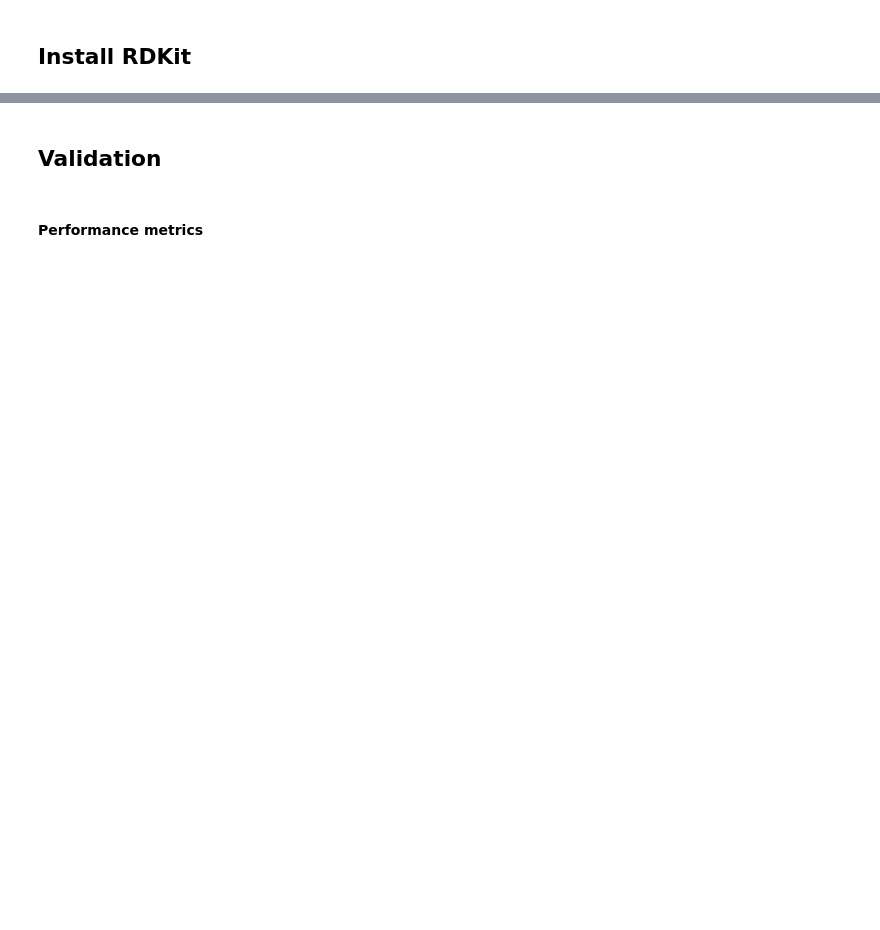
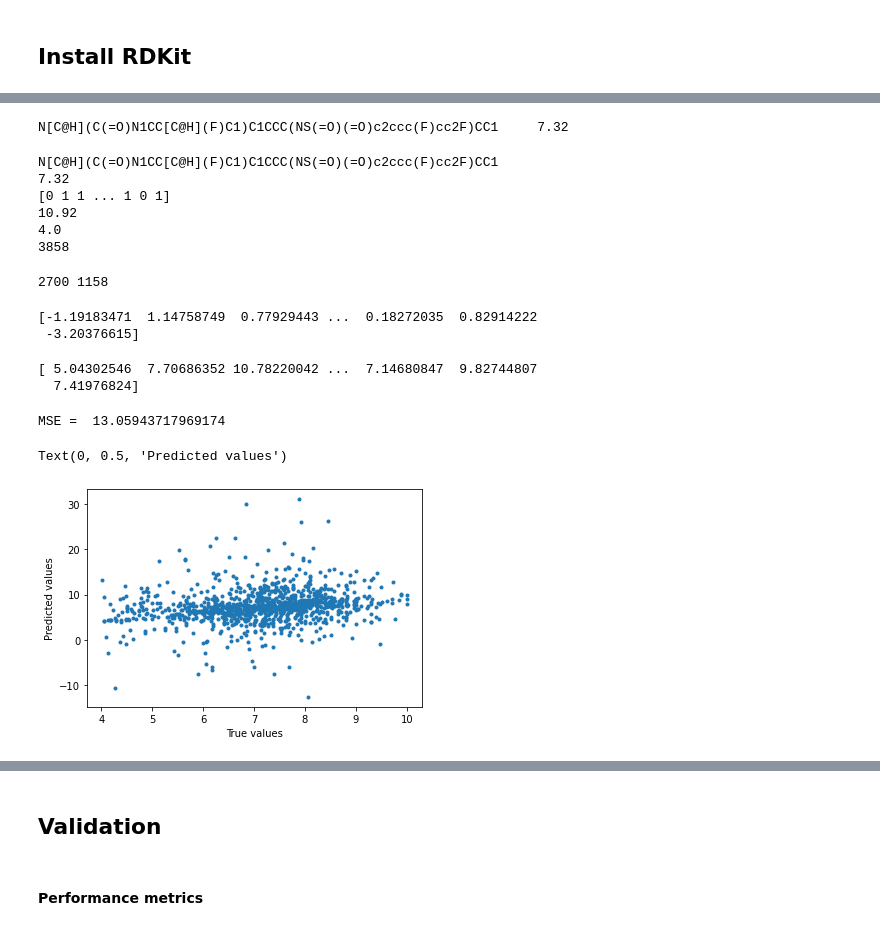
Before and after one commit to UAMCAntwerpen/2040FBDBIC, a Jupyter notebook: 07_QSAR_models.ipynb, the cells around one changed output, grey strips where cells are left out. Drawn from its saved outputs; the diff is of its cells as text; code cells hidden in the pictures; blank space fills up the shorter version.

```diff
--- a/07_QSAR_models.ipynb
+++ b/07_QSAR_models.ipynb
@@ -89,0 +100,78 @@ from rdkit.Chem.Draw import IPythonConsole
+# %%
+# Load a DPP4 dataset
+import requests
+
+url = "https://raw.githubusercontent.com/UAMCAntwerpen/2040FBDBIC/main/dpp4.pIC50.txt"
+data = requests.get(url).text.split("\n")
+print(data[0])
+# %% [output]
+N[C@H](C(=O)N1CC[C@H](F)C1)C1CCC(NS(=O)(=O)c2ccc(F)cc2F)CC1     7.32
+# %%
+# Split into smiles, mols, fps and pic50
+import numpy as np
+
+mols = []
+smiles = []
+fps = []
+pic50 = []
+for d in data:
+  fields = d.split()
+  if len(fields) < 1: continue
+  smiles.append(fields[0])
+  pic50.append(float(fields[1]))
+  mol = Chem.MolFromSmiles(fields[0])
+  mols.append(mol)
+  fp = np.zeros((0,), dtype=np.int8)
+  DataStructs.ConvertToNumpyArray(Chem.RDKFingerprint(mol), fp)
+  fps.append(fp)
+print(smiles[0])
+print(pic50[0])
+print(fps[0])
+print(max(pic50))
+print(min(pic50))
+print(len(smiles))
+# %% [output]
+N[C@H](C(=O)N1CC[C@H](F)C1)C1CCC(NS(=O)(=O)c2ccc(F)cc2F)CC1
+7.32
+[0 1 1 ... 1 0 1]
+10.92
+4.0
+3858
+# %%
+# Create a training set (70%) and a test set (30%)
+from sklearn.model_selection import train_test_split
+
+pic50_train, pic50_test, fps_train, fps_test = train_test_split(pic50, fps, test_size=0.3, random_state=42)
+print(len(pic50_train), len(pic50_test))
+# %% [output]
+2700 1158
+# %%
+# Train a linear regression model
+from sklearn import linear_model
+
+model = linear_model.LinearRegression()
+model.fit(fps_train, pic50_train)
+print(model.coef_)
+# %% [output]
+[-1.19183471  1.14758749  0.77929443 ...  0.18272035  0.82914222
+ -3.20376615]
+# %%
+# Apply the trained model on the test set and compare the predicted values with the experimental ones
+pic50_pred = model.predict(fps_test)
+print(pic50_pred)
+# %% [output]
+[ 5.04302546  7.70686352 10.78220042 ...  7.14680847  9.82744807
+  7.41976824]
+# %%
+# Validate the model by calculating the MSE of the predictions when compared to the true values
+from sklearn.metrics import mean_squared_error
+import matplotlib.pyplot as plt
+
+print("MSE = ", mean_squared_error(pic50_test, pic50_pred))
+plt.plot(pic50_test, pic50_pred, '.')
+plt.xlabel("True values")
+plt.ylabel("Predicted values")
+# %% [output]
+MSE =  13.05943717969174
+Text(0, 0.5, 'Predicted values')
+[figure, added]
```
Also changed, not shown: parts of 26 cells of this notebook.
